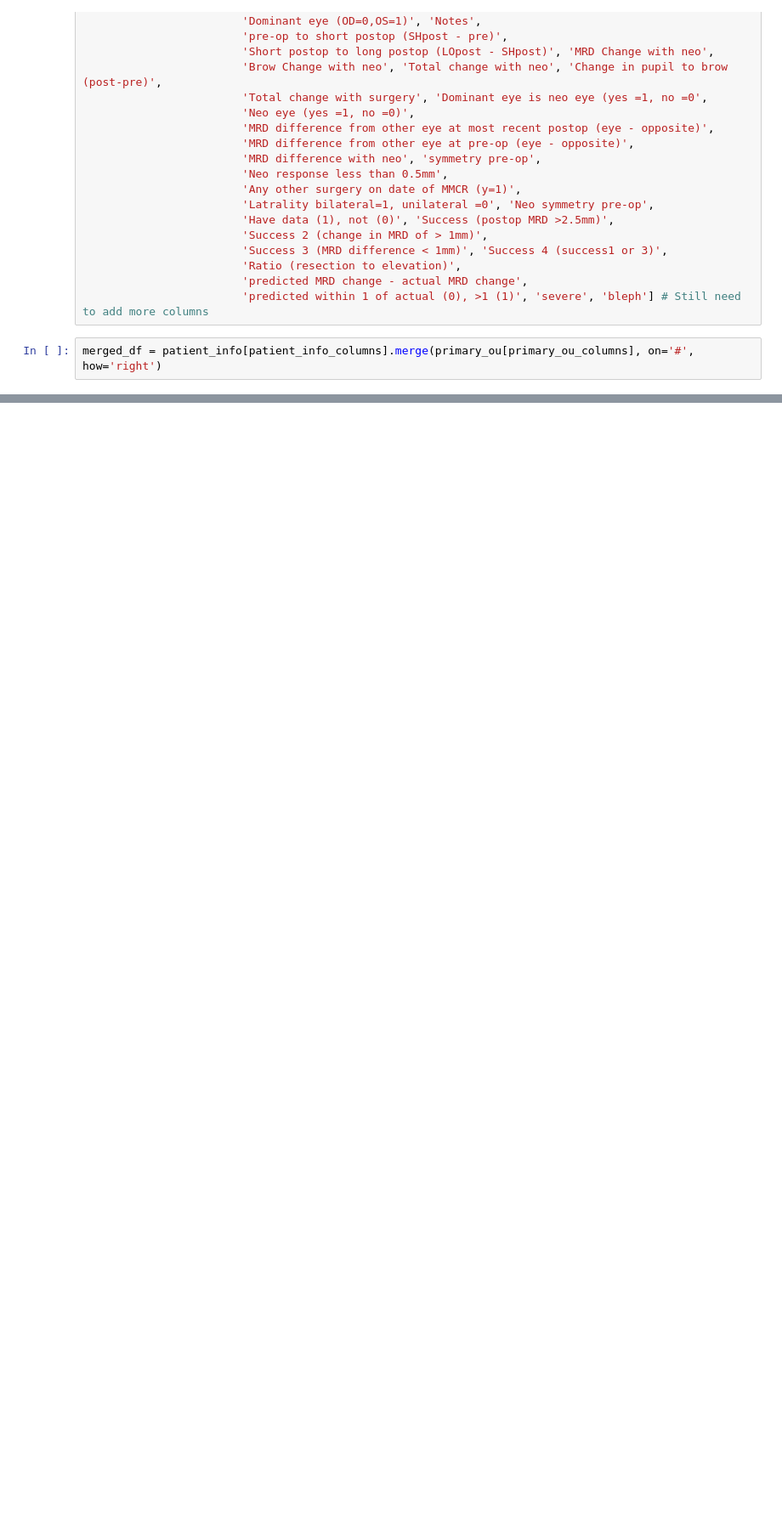
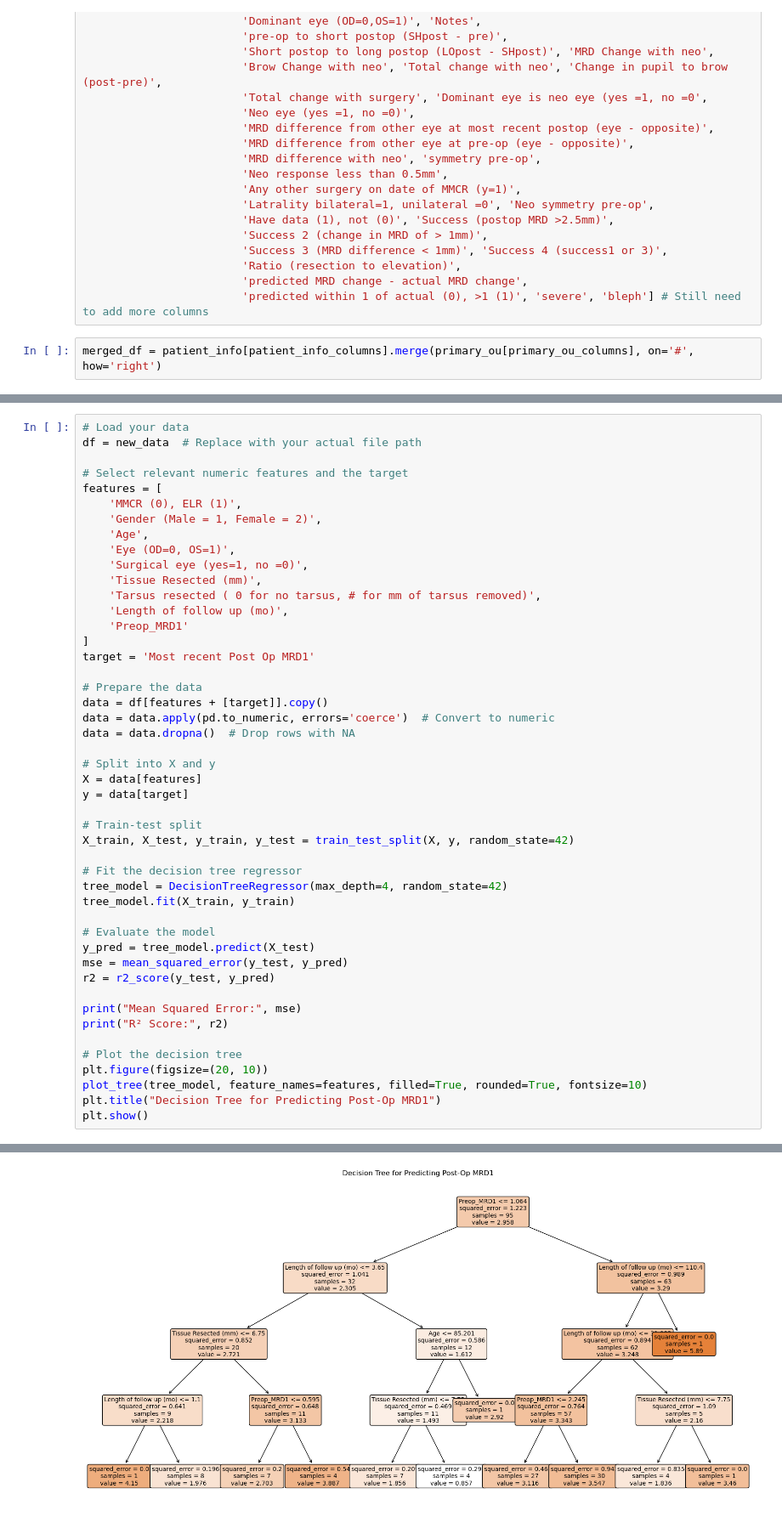
Before and after one commit to ChinmayVar/stats141_project, a Jupyter notebook: eda_cj.ipynb, the cells around one changed output, grey strips where cells are left out. Shown: that part at 85% size. Saved outputs shown, nothing was run; the diff lists cells and outputs as text; blank space fills up the shorter version.

```diff
--- a/eda_cj.ipynb
+++ b/eda_cj.ipynb
@@ -234,0 +371,48 @@ merged_df.head()
+# %%
+# Load your data
+df = new_data  # Replace with your actual file path
+
+# Select relevant numeric features and the target
+features = [
+    'MMCR (0), ELR (1)',
+    'Gender (Male = 1, Female = 2)',
+    'Age',
+    'Eye (OD=0, OS=1)',
+    'Surgical eye (yes=1, no =0)',
+    'Tissue Resected (mm)',
+    'Tarsus resected ( 0 for no tarsus, # for mm of tarsus removed)',
+    'Length of follow up (mo)',
+    'Preop_MRD1'
+]
+target = 'Most recent Post Op MRD1'
+
+# Prepare the data
+data = df[features + [target]].copy()
+data = data.apply(pd.to_numeric, errors='coerce')  # Convert to numeric
+data = data.dropna()  # Drop rows with NA
+
+# Split into X and y
+X = data[features]
+y = data[target]
+
+# Train-test split
+X_train, X_test, y_train, y_test = train_test_split(X, y, random_state=42)
+
+# Fit the decision tree regressor
+tree_model = DecisionTreeRegressor(max_depth=4, random_state=42)
+tree_model.fit(X_train, y_train)
+
+# Evaluate the model
+y_pred = tree_model.predict(X_test)
+mse = mean_squared_error(y_test, y_pred)
+r2 = r2_score(y_test, y_pred)
+
+print("Mean Squared Error:", mse)
+print("R² Score:", r2)
+
+# Plot the decision tree
+plt.figure(figsize=(20, 10))
+plot_tree(tree_model, feature_names=features, filled=True, rounded=True, fontsize=10)
+plt.title("Decision Tree for Predicting Post-Op MRD1")
+plt.show()
+# %% [output]
@@ -234,0 +421 @@ merged_df.head()
+[figure, added]
```
Also changed, not shown: parts of 18 cells of this notebook, 2 other files.
